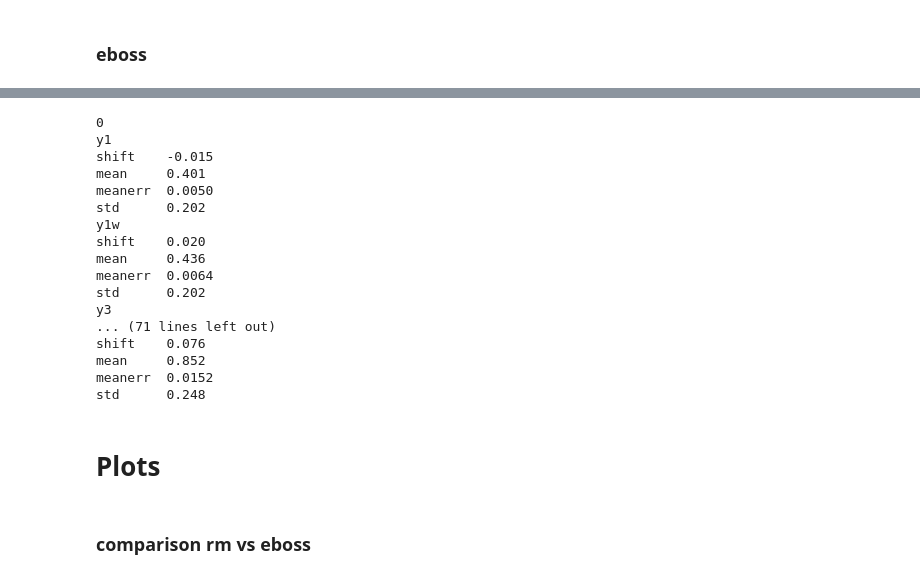
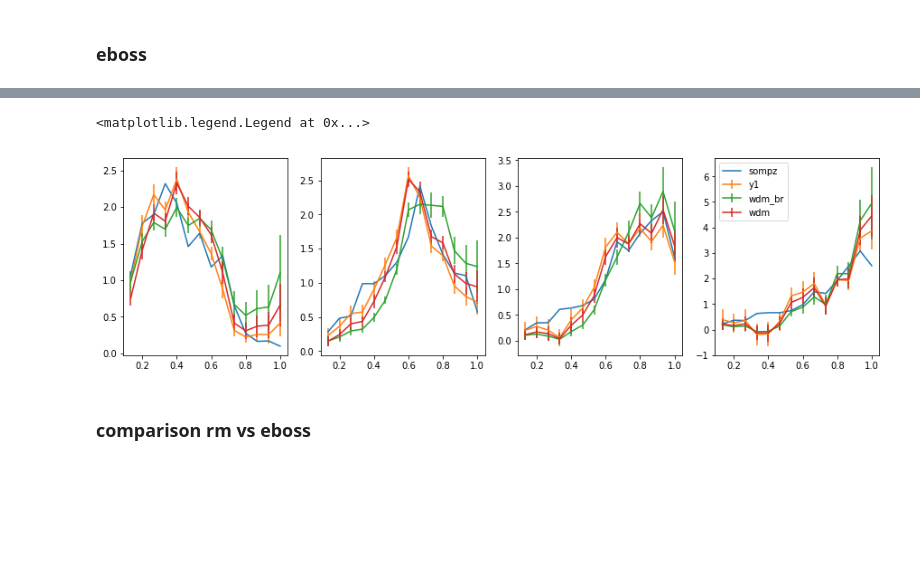
Before and after one commit to mgatti29/CORE, a Jupyter notebook: Results_data.ipynb, the cells around one changed output, grey strips where cells are left out. Cells and saved outputs as stored; diff of their text form; code cells hidden in the pictures; blank space fills up the shorter version.

```diff
--- a/Results_data.ipynb
+++ b/Results_data.ipynb
@@ -465,16 +422,0 @@ for i in range(len(runs_eboss)):
-# %%
-cov_bias_rm = dict()
-cov_bias_eboss = dict()
-
-for j in range(len(runs)):
-    meow = dict()
-    for i in range(4):
-        meow[i] = covariance_jck(runs[0]['bz'][0,:24,1:], 100, 'jackknife')
-    cov_bias_rm[j] = meow
-
-
-for j in range(len(runs_eboss)):
-    meow = dict()
-    for i in range(4):
-        meow[i] = covariance_jck(runs_eboss[0]['bz'][0,:14,1:], 100, 'jackknife')
-    cov_bias_eboss[j] = meow
@@ -771,49 +423,15 @@ eboss
-# %%
-for i in range(4):
-    print '\n', i
-    print 'y1'
-    print 'shift    {0:2.3f}'.format(meanz_eboss[i]['y1mean_2s']-meanz_eboss[i]['sompz_mean2s'])
-    print 'mean     {0:2.3f}'.format(meanz_eboss[i]['y1mean_2s'])
-    print 'meanerr  {0:2.4f}'.format(meanz_eboss[i]['y1mean_2s_err']['err'])
-    print 'std      {0:2.3f}'.format(meanz_eboss[i]['y1std'])
-    #print 'y1  ',  meanz[i]['y1mean_2s']-_ebossmeanz[i]['sompz_mean2s']
-    print 'y1w'
-    print 'shift    {0:2.3f}'.format(meanz_eboss[i]['y1wmean_2s']-meanz_eboss[i]['sompz_mean2s'])
-    print 'mean     {0:2.3f}'.format(meanz_eboss[i]['y1wmean_2s'])
-    print 'meanerr  {0:2.4f}'.format(meanz_eboss[i]['y1wmean_2s_err']['err'])
-    print 'std      {0:2.3f}'.format(meanz_eboss[i]['y1std'])
-    #print 'y1w ',  meanz[i]['y1wmean_2s']_eboss-meanz[i]['sompz_mean2s']
-    print 'y3'
-    print 'shift    {0:2.3f}'.format(meanz_eboss[i]['y3mean_2s']-meanz_eboss[i]['sompz_mean2s'])
-    print 'mean     {0:2.3f}'.format(meanz_eboss[i]['y3mean_2s'])
-    print 'meanerr  {0:2.4f}'.format(meanz_eboss[i]['y3mean_2s_err']['err'])
-    print 'std      {0:2.3f}'.format(meanz_eboss[i]['y3std'])
-
-    print 'y3 1.5-5 Mpc'
-    print 'shift    {0:2.3f}'.format(meanz_eboss[i]['y3mean_2s_l']-meanz_eboss[i]['sompz_mean2s'])
-    print 'mean     {0:2.3f}'.format(meanz_eboss[i]['y3mean_2s_l'])
-    print 'meanerr  {0:2.4f}'.format(meanz_eboss[i]['y3mean_2s_err_l']['err'])
-    print 'std      {0:2.3f}'.format(meanz_eboss[i]['y3std_l'])
-    #print 'y3  ',  meanz[i]['y3mean_2s']-meanz[i]['sompz_mean2s']
-# %% [output]
-0
-y1
-shift    -0.015
-mean     0.401
-meanerr  0.0050
-std      0.202
-y1w
-shift    0.020
-mean     0.436
-meanerr  0.0064
-std      0.202
-y3
-... (71 lines left out)
-shift    0.076
-mean     0.852
-meanerr  0.0152
-std      0.248
-# %% [markdown]
-# Plots
+# %%
+fig, ax = plt.subplots(1, 4, figsize=(15,4))
+
+for i in range(4):
+    z = runs_data['eboss_R_w'].z
+    ax[i].errorbar(z, runs_data['eboss_R_w'].sompz[i], label='sompz')
+    for est in runs_data['eboss_R_w'].Nz_mean.keys():
+        ax[i].errorbar(z, runs_data['eboss_R_w'].Nz[est][i,:,0], runs_data['eboss_R_w'].Nz_err[est][i,:], label='{0}'.format(est))
+
+plt.legend()
+# %% [output]
+<matplotlib.legend.Legend at 0x...>
+[figure, added]
 # %% [markdown]
 ### comparison rm vs eboss
```
Also changed, not shown: parts of 48 cells of this notebook.
